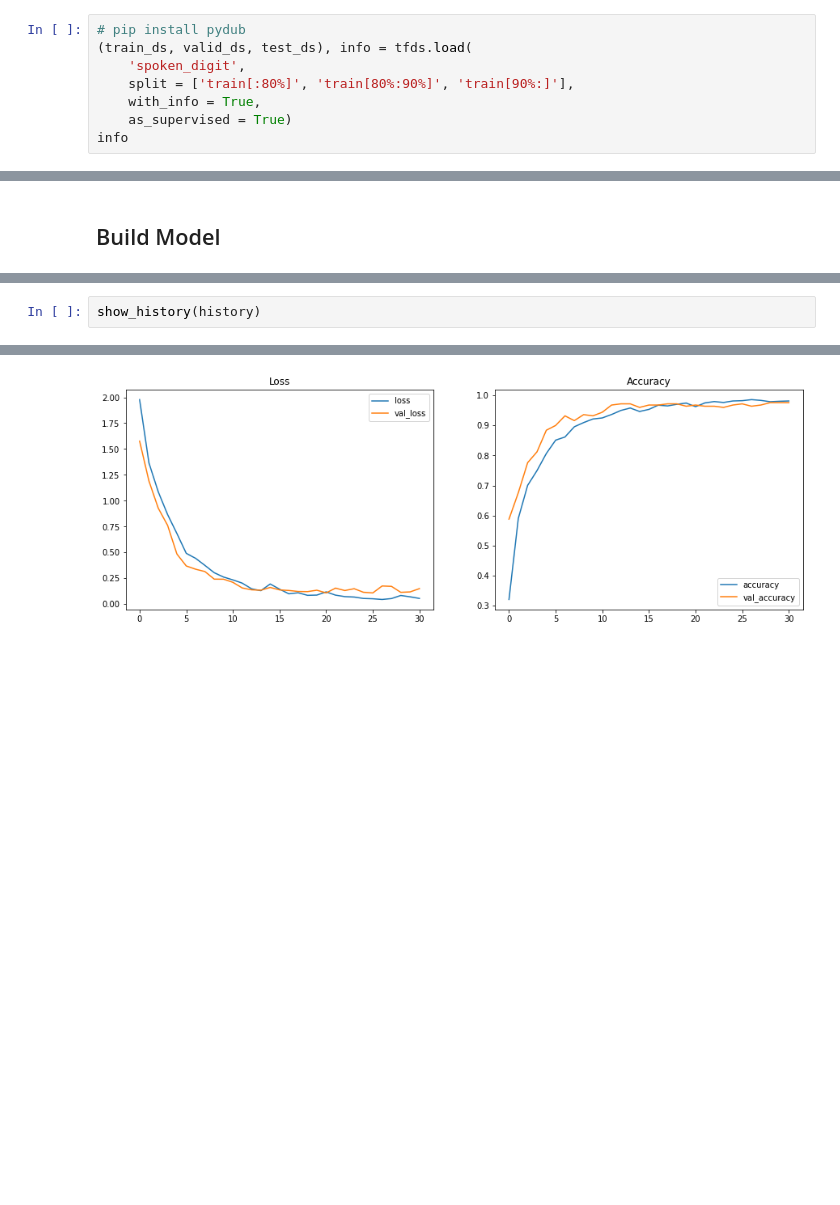
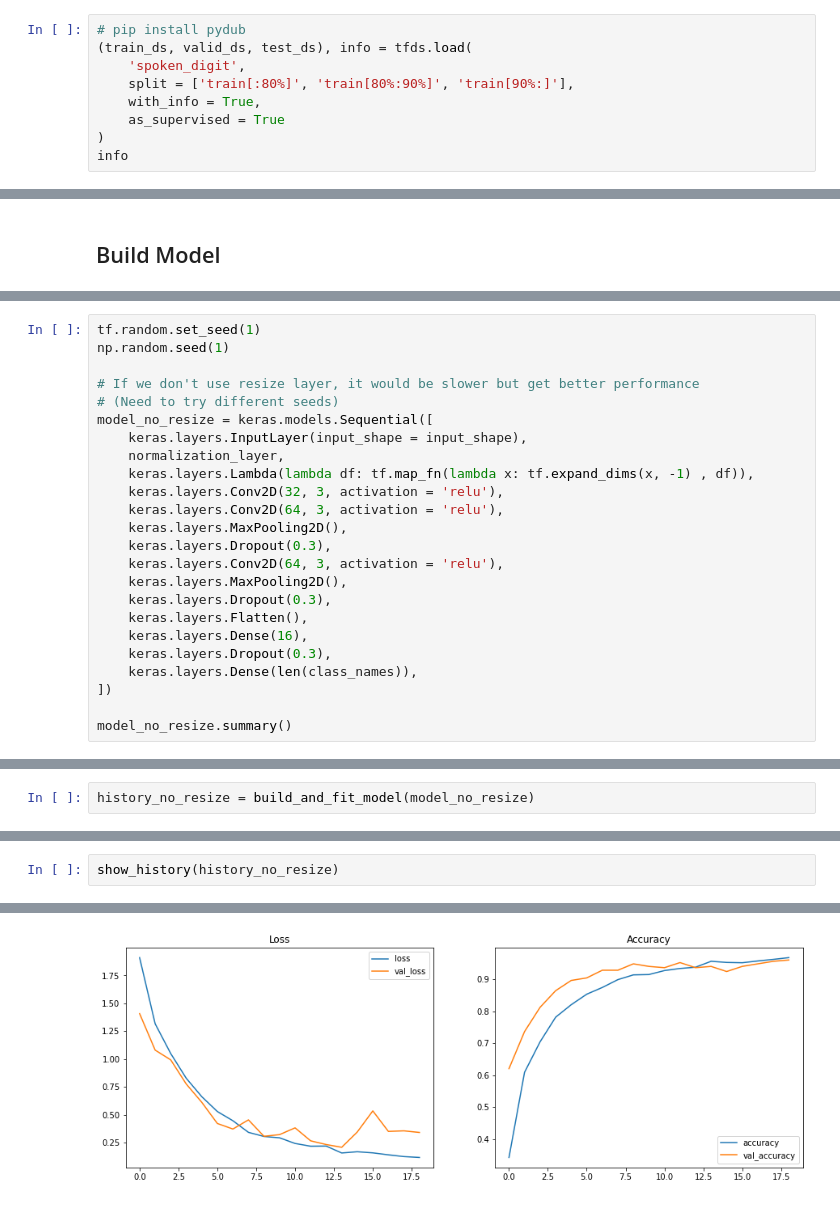
Before and after one commit to chiahsun/problem_solving, a Jupyter notebook: tensorflow/dataset/spoken_digit/spoken_digit.ipynb, the cells around one changed output, grey strips where cells are left out. Drawn from its saved outputs; the diff is of its cells as text; blank space fills up the shorter version.

Commit message:
Add different model and prediction result

```diff
--- a/tensorflow/dataset/spoken_digit/spoken_digit.ipynb
+++ b/tensorflow/dataset/spoken_digit/spoken_digit.ipynb
@@ -20,7 +20,8 @@ tf.__version__
     'spoken_digit',
     split = ['train[:80%]', 'train[80%:90%]', 'train[90%:]'],
     with_info = True,
-    as_supervised = True)
+    as_supervised = True
+)
 info
 # %% [output]
 tfds.core.DatasetInfo(
@@ -426,0 +500,24 @@ Epoch 00031: early stopping
+# %%
+tf.random.set_seed(1)
+np.random.seed(1)
+
+# If we don't use resize layer, it would be slower but get better performance
+# (Need to try different seeds)
+model_no_resize = keras.models.Sequential([
+    keras.layers.InputLayer(input_shape = input_shape),
+    normalization_layer,
+    keras.layers.Lambda(lambda df: tf.map_fn(lambda x: tf.expand_dims(x, -1) , df)),
+    keras.layers.Conv2D(32, 3, activation = 'relu'),
+    keras.layers.Conv2D(64, 3, activation = 'relu'),
+    keras.layers.MaxPooling2D(),
+    keras.layers.Dropout(0.3),
+    keras.layers.Conv2D(64, 3, activation = 'relu'),
+    keras.layers.MaxPooling2D(),
+    keras.layers.Dropout(0.3),
+    keras.layers.Flatten(),
+    keras.layers.Dense(16),
+    keras.layers.Dropout(0.3),
+    keras.layers.Dense(len(class_names)),
+])
+
+model_no_resize.summary()
@@ -426,0 +542,2 @@ Epoch 00031: early stopping
+# %%
+history_no_resize = build_and_fit_model(model_no_resize)
@@ -427,3 +562,3 @@ Epoch 00031: early stopping
 # %%
-show_history(history)
+show_history(history_no_resize)
 # %% [output]
@@ -432 +567 @@ accuracy: 0.9860 - val_accuracy: 0.9760
-[figure, old version]
+[figure, new version]
```
Also changed, not shown: parts of 29 cells of this notebook, 8 other files.
